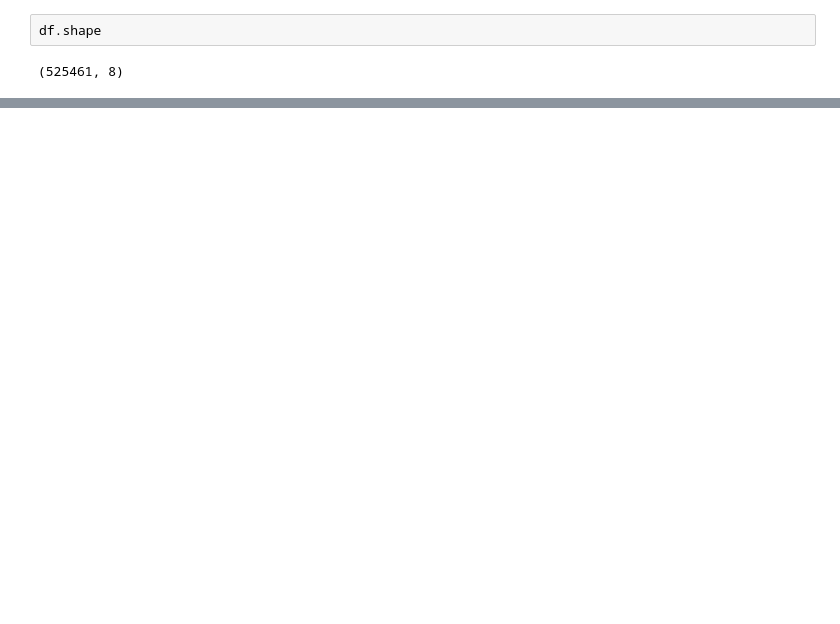
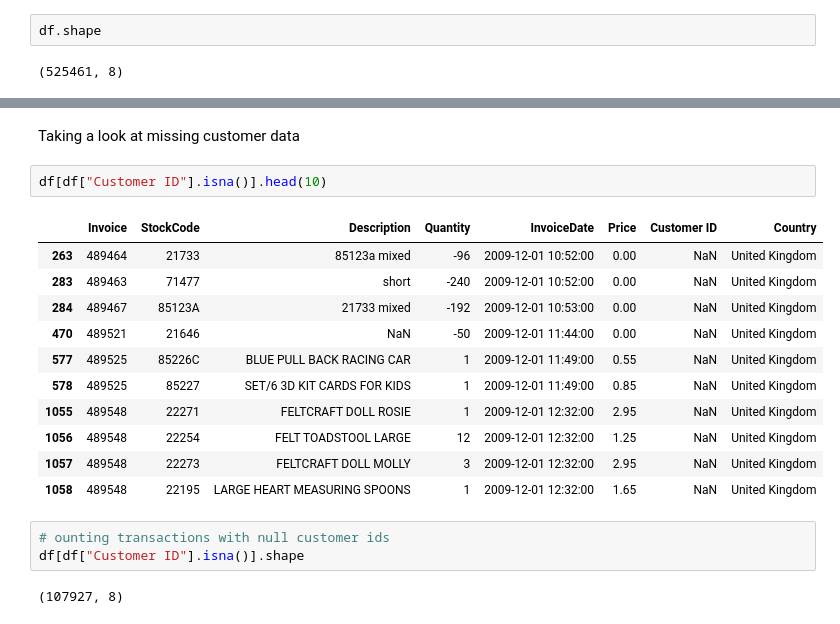
Before and after one commit to osumba404/customer-segmentation, a Jupyter notebook: customer-segmentation.ipynb, the cells around one changed output, grey strips where cells are left out. Drawn from its saved outputs; the diff is of its cells as text; blank space fills up the shorter version.

Commit message:
- loaded the dataset to a pandas dataframe - Data Exploration: getting information about the dataset to understand it

```diff
--- a/customer-segmentation.ipynb
+++ b/customer-segmentation.ipynb
@@ -33,0 +83,21 @@ df.shape
+# %% [markdown]
+Taking a look at missing customer data
+# %%
+df[df["Customer ID"].isna()].head(10)
+# %% [output]
+|  | Invoice | StockCode | Description | Quantity | InvoiceDate | Price | Customer ID | Country |
+| 263 | 489464 | 21733 | 85123a mixed | -96 | 2009-12-01 10:52:00 | 0.00 | NaN | United Kingdom |
+| 283 | 489463 | 71477 | short | -240 | 2009-12-01 10:52:00 | 0.00 | NaN | United Kingdom |
+| 284 | 489467 | 85123A | 21733 mixed | -192 | 2009-12-01 10:53:00 | 0.00 | NaN | United Kingdom |
+| 470 | 489521 | 21646 | NaN | -50 | 2009-12-01 11:44:00 | 0.00 | NaN | United Kingdom |
+| 577 | 489525 | 85226C | BLUE PULL BACK RACING CAR | 1 | 2009-12-01 11:49:00 | 0.55 | NaN | United Kingdom |
+| 578 | 489525 | 85227 | SET/6 3D KIT CARDS FOR KIDS | 1 | 2009-12-01 11:49:00 | 0.85 | NaN | United Kingdom |
+| 1055 | 489548 | 22271 | FELTCRAFT DOLL ROSIE | 1 | 2009-12-01 12:32:00 | 2.95 | NaN | United Kingdom |
+| 1056 | 489548 | 22254 | FELT TOADSTOOL LARGE | 12 | 2009-12-01 12:32:00 | 1.25 | NaN | United Kingdom |
+| 1057 | 489548 | 22273 | FELTCRAFT DOLL MOLLY | 3 | 2009-12-01 12:32:00 | 2.95 | NaN | United Kingdom |
+| 1058 | 489548 | 22195 | LARGE HEART MEASURING SPOONS | 1 | 2009-12-01 12:32:00 | 1.65 | NaN | United Kingdom |
+# %%
+# ounting transactions with null customer ids
+df[df["Customer ID"].isna()].shape
+# %% [output]
+(107927, 8)
```
Also changed, not shown: parts of 16 cells of this notebook.
